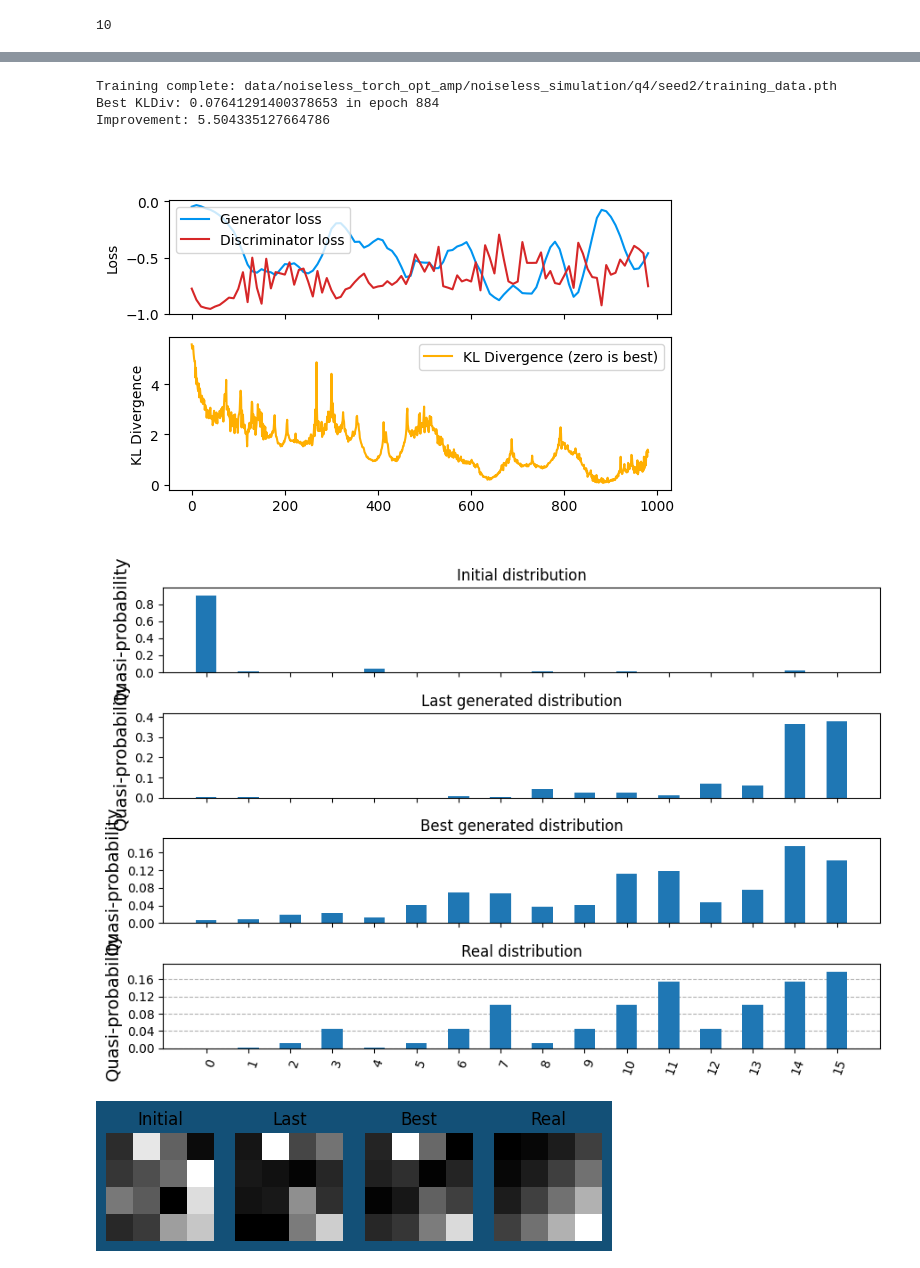
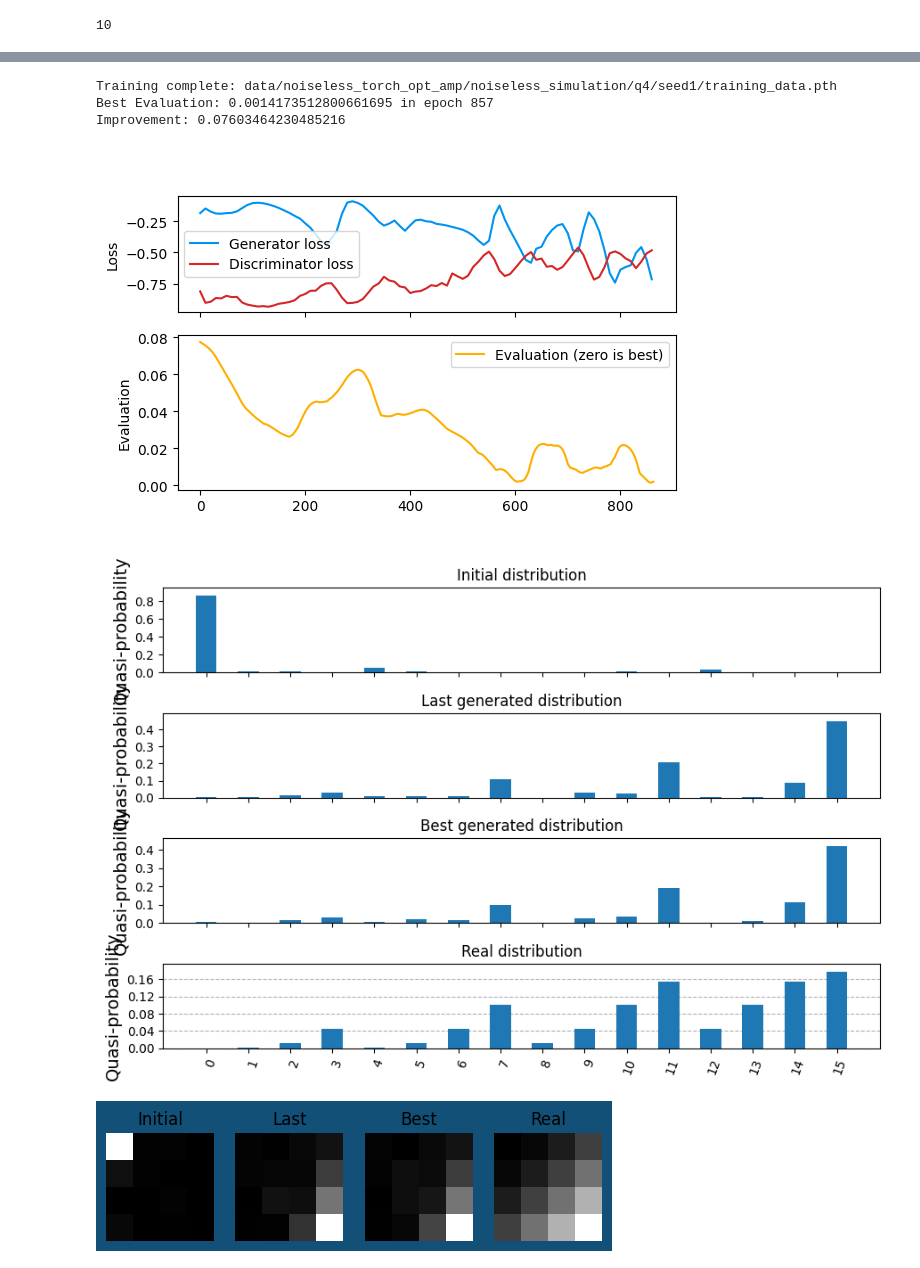
Before and after one commit to bburuta/Qiskit-IBM, a Jupyter notebook: qgan_v2/opt/visualization_amp.ipynb, the cells around one changed output, grey strips where cells are left out. Drawn from its saved outputs; the diff is of its cells as text; code cells hidden in the pictures.

```diff
--- a/qgan_v2/opt/visualization_amp.ipynb
+++ b/qgan_v2/opt/visualization_amp.ipynb
@@ -39,7 +39,7 @@ import matplotlib.pyplot as plt
 # %%
 #- Visualization configuration -#
 
-folder = "data/noiseless_torch_opt_amp/noiseless_simulation/q4/seed2/" # "data/fullyq_torch/sim/q4/seed1/"
+folder = "data/noiseless_torch_opt_amp/noiseless_simulation/q4/seed1/" # "data/fullyq_torch/sim/q4/seed1/"
 
 # Visualization configuration dict
 visual_config = {
@@ -56,21 +56,3 @@ visual_config = {
 #- Get training data -#
 if visual_config['train']:
     ! python3 sim_torchc.py --n_qubits 4
-# %%
-#- Load data -#
-
-# Load dataset
-X = np.load(visual_config['dataset_file'])
-
-# Load circuits
-with open(visual_config['circuits_file'], 'rb') as fd:
-    circuits = qpy.load(fd)
-
-real_circuits = circuits[:(len(circuits)-2)]
-generator_circuit = circuits[len(circuits)-2]
-discriminator_circuit = circuits[len(circuits)-1]
-print(len(circuits))
-
-
-# Load training data
-params = torch.load(visual_config['training_data_file'], weights_only=False)
@@ -178,14 +158,14 @@ print(params['init_disc_params'])
 if visual_config['draw_results']:
         gloss = params['metrics']['gloss']
         dloss = params['metrics']['dloss']
-        kl_div = params['metrics']['kl_div']
+        eval = params['metrics']['eval']
 
         gloss_ax = list(gloss.keys())
         gloss_data = list(gloss.values())
         dloss_ax = list(dloss.keys())
         dloss_data = list(dloss.values())
-        kl_div_ax = list(kl_div.keys())
-        kl_div_data = list(kl_div.values())
+        eval_ax = list(eval.keys())
+        eval_data = list(eval.values())
 
         fig, (loss, kl) = plt.subplots(2, sharex=True, gridspec_kw={'height_ratios': [0.75, 1]}, figsize=(6,4))
         fig.suptitle('QGAN training stats', color="#ffffffff")
@@ -194,18 +174,17 @@ if visual_config['draw_results']:
         loss.plot(dloss_ax, dloss_data, label="Discriminator loss", color="C3")
         loss.legend()
         loss.set(ylabel='Loss')
-        kl.plot(kl_div_ax, kl_div_data, label="KL Divergence (zero is best)", color="#ffaf01ff")
-        kl.set(ylabel='KL Divergence')
+        kl.plot(eval_ax, eval_data, label="Evaluation (zero is best)", color="#ffaf01ff")
+        kl.set(ylabel='Evaluation')
         kl.legend()
         fig.tight_layout()
 
-        print("Training complete:", visual_config['training_data_file'], "\nBest KLDiv:", np.min(kl_div_data), "in epoch", np.argmin(kl_div_data), "\nImprovement:", kl_div_data[0]-np.min(kl_div_data))
+        print("Training complete:", visual_config['training_data_file'], "\nBest Evaluation:", np.min(eval_data), "in epoch", np.argmin(eval_data), "\nImprovement:", eval_data[0]-np.min(eval_data))
 
 
 
 # Analyze generator circuit with new parameters
-if visual_config['draw_results']:
-
+if visual_config['draw_results'] and visual_config['draw_probs']:
     dict1 = Statevector(generator_circuit.assign_parameters(params['init_gen_params'])).probabilities_dict()
     dict2 = Statevector(generator_circuit.assign_parameters(params['gen_params'].detach().numpy())).probabilities_dict()
     dict3 = Statevector(generator_circuit.assign_parameters(params['best_gen_params'])).probabilities_dict()
@@ -240,14 +219,14 @@ if visual_config['draw_results']:
 
     plt.show()
 # %% [output]
-Training complete: data/noiseless_torch_opt_amp/noiseless_simulation/q4/seed2/training_data.pth
-Best KLDiv: 0.07641291400378653 in epoch 884
-Improvement: 5.504335127664786
+Training complete: data/noiseless_torch_opt_amp/noiseless_simulation/q4/seed1/training_data.pth
+Best Evaluation: 0.0014173512800661695 in epoch 857
+Improvement: 0.07603464230485216
-[figure, old version]
+[figure, new version]
-[figure, old version]
+[figure, new version]
 # %%
 # Visualize results images
-if visual_config['draw_images']:
+if  visual_config['draw_results'] and visual_config['draw_images']:
     def create_ran_generator(generator_circuit):
         n_qubits = generator_circuit.num_qubits
 
@@ -264,38 +243,42 @@ if visual_config['draw_images']:
 
         return ran_gen_circuit
 
-    ran_gen_circuit = create_ran_generator(generator_circuit)
+    randomness = False
+    if randomness:
+        ran_gen_circuit = create_ran_generator(generator_circuit)
+    else:
+        ran_gen_circuit = generator_circuit
 
     probs1 = np.array(Statevector(ran_gen_circuit.assign_parameters(params['init_gen_params'])).probabilities()).reshape(X.shape[1:3])
     probs2 = np.array(Statevector(ran_gen_circuit.assign_parameters(params['gen_params'].detach().numpy())).probabilities()).reshape(X.shape[1:3])
     probs3 = np.array(Statevector(ran_gen_circuit.assign_parameters(params['best_gen_params'])).probabilities()).reshape(X.shape[1:3])
     probs4 = np.array(Statevector(real_circuits[0]).probabilities()).reshape(X.shape[1:3])
 
     plt.subplot(1,4,1)
     plt.imshow(probs1, cmap="gray")
     plt.axis("off")
     plt.title("Initial")
 
     plt.subplot(1,4,2)
     plt.imshow(probs2, cmap="gray")
     plt.axis("off")
     plt.title("Last")
 
     plt.subplot(1,4,3)
     plt.imshow(probs3, cmap="gray")
     plt.axis("off")
     plt.title("Best")
 
     plt.subplot(1,4,4)
     plt.imshow(probs4, cmap="gray")
     plt.axis("off")
     plt.title("Real")
 
     plt.gca().set_facecolor("#135077ff")
 
     # Optionally set the overall figure background to black
     plt.gcf().patch.set_facecolor("#135077ff")
 
     plt.show()
 # %% [output]
-[figure, old version]
+[figure, new version]
```
Also changed, not shown: parts of 2 cells of this notebook, 26 other files.
